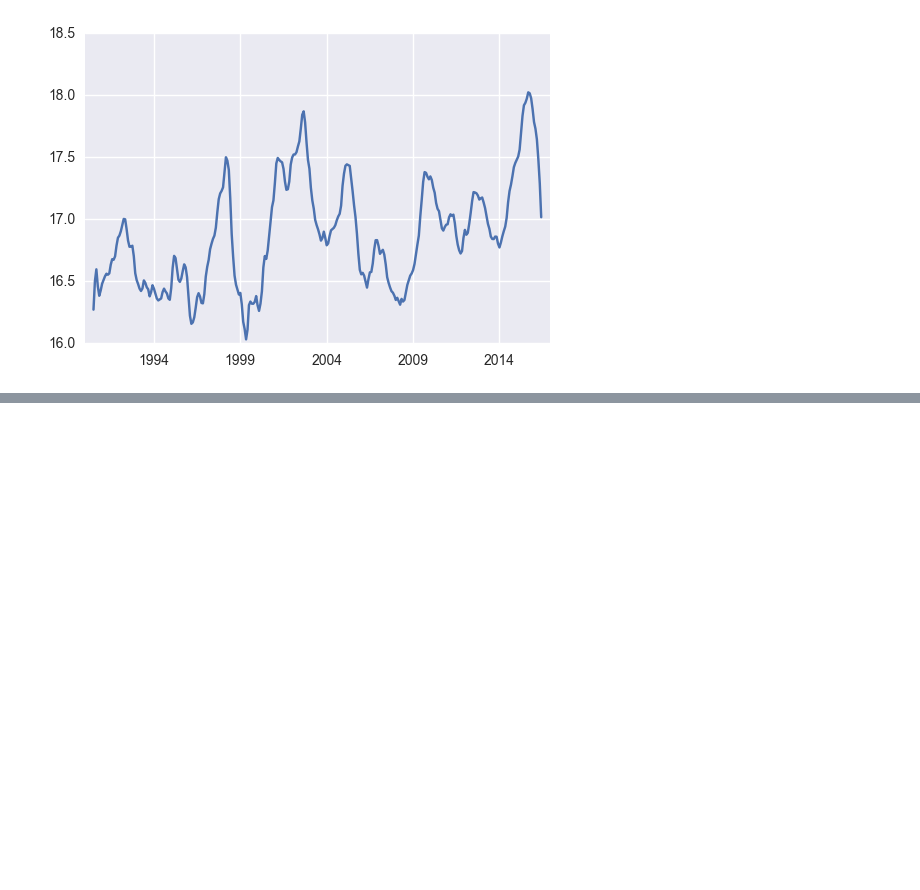
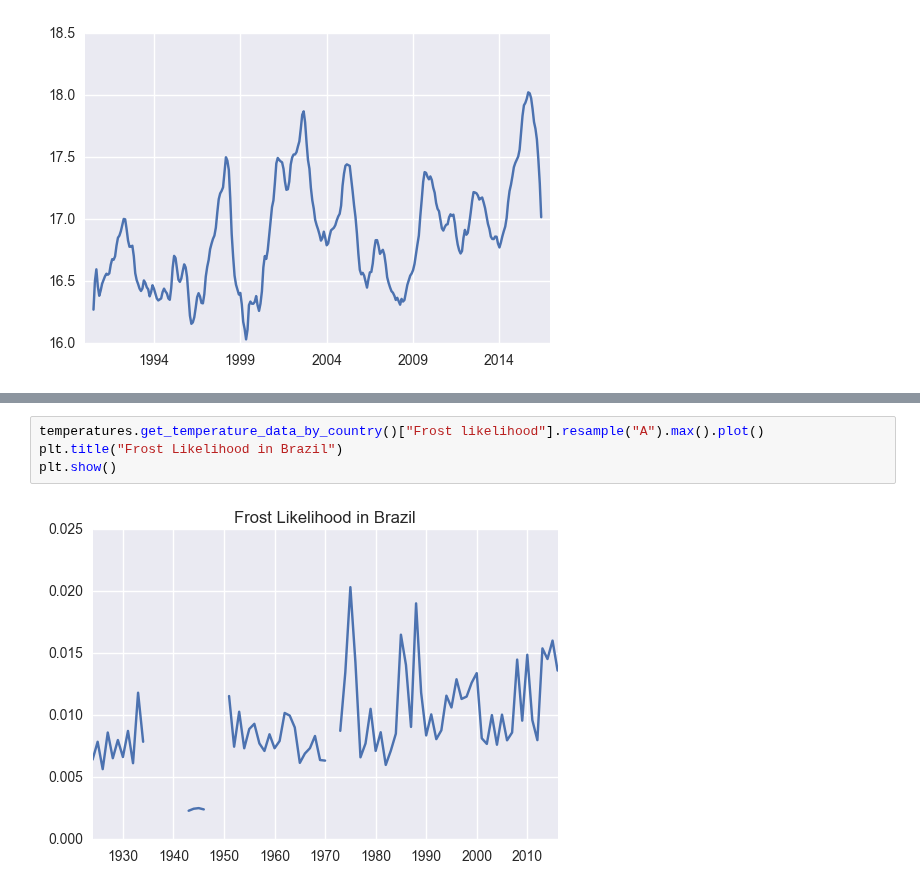
Before and after one commit to mohsseha/DSI-BOS-students, a Jupyter notebook: ntmitchell/capstone project/EDA--temperatures.ipynb, the cells around one changed output, grey strips where cells are left out. Cells and saved outputs as stored; diff of their text form; blank space fills up the shorter version.

```diff
--- a/ntmitchell/capstone project/EDA--temperatures.ipynb
+++ b/ntmitchell/capstone project/EDA--temperatures.ipynb
@@ -92,0 +63,6 @@ production_share_dictionary[("Arabica", "Colombia")]
+# %%
+temperatures.get_temperature_data_by_country()["Frost likelihood"].resample("A").max().plot()
+plt.title("Frost Likelihood in Brazil")
+plt.show()
+# %% [output]
+[figure, added]
```
Also changed, not shown: parts of 6 cells of this notebook, 8 other files.
